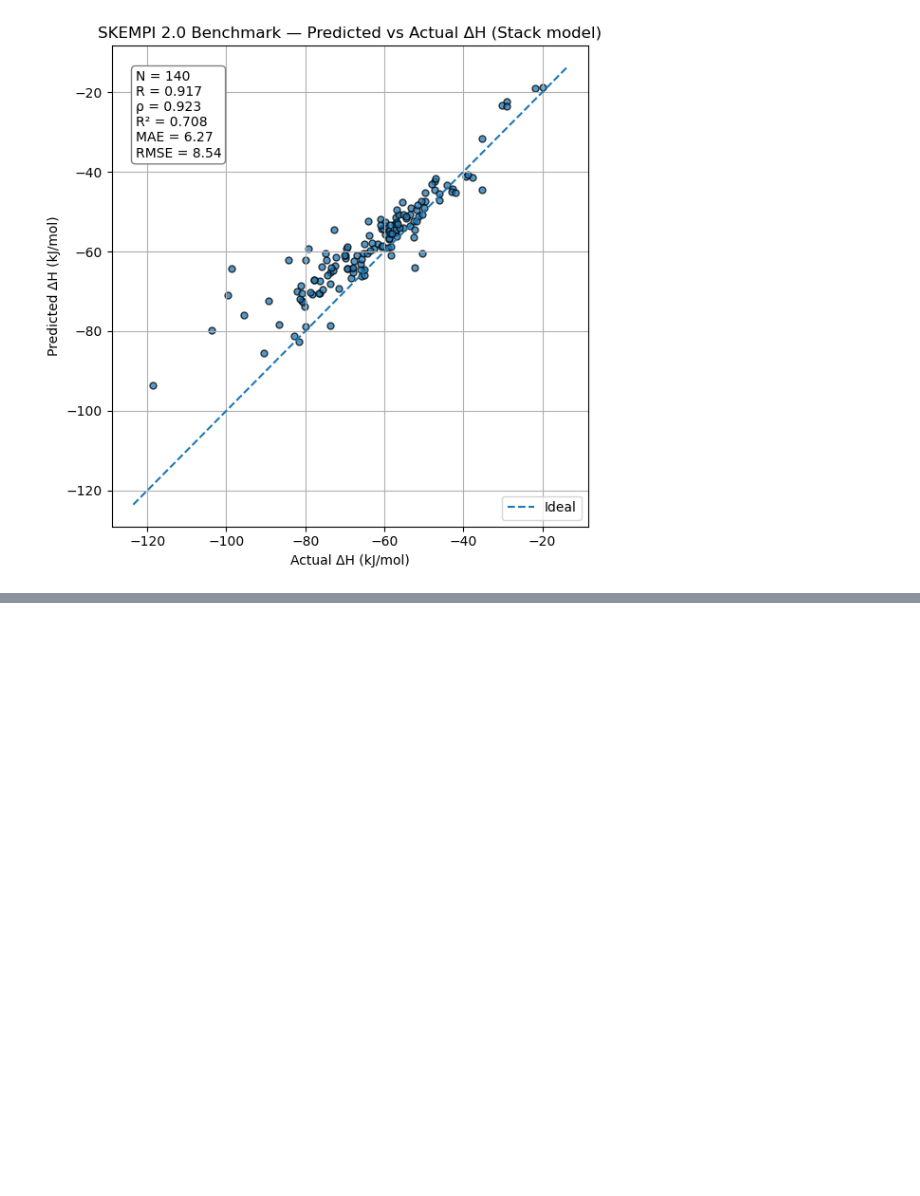
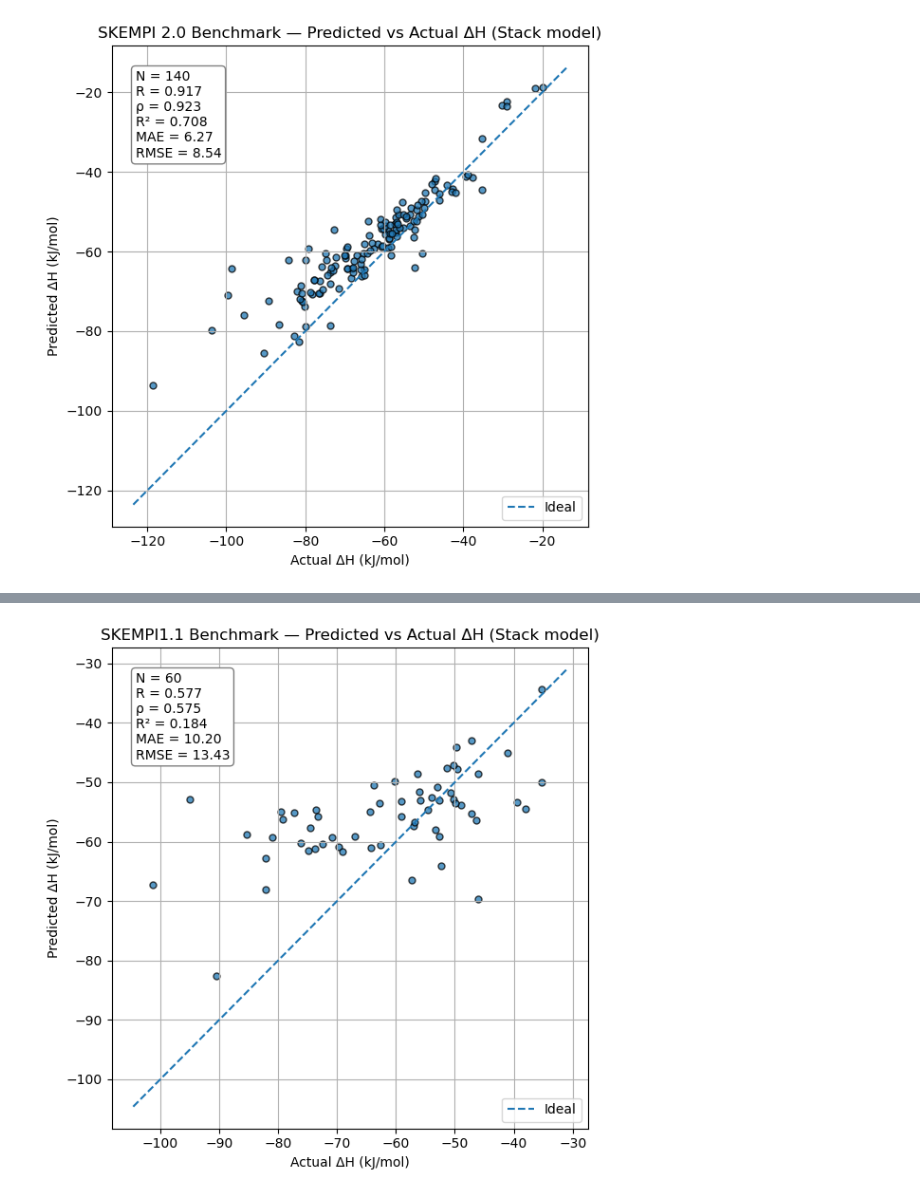
Before and after one commit to Oleksii03ua/mGLI-PP_Oleksii, a Jupyter notebook: model/prodigy.ipynb, the cells around one changed output, grey strips where cells are left out. Cells and saved outputs as stored; diff of their text form; code cells hidden in the pictures; blank space fills up the shorter version.

Commit message:
Add PRODIGY and SKEMPI notebooks, update data and README

```diff
--- a/model/prodigy.ipynb
+++ b/model/prodigy.ipynb
@@ -468,0 +1445,54 @@ plt.show()
+# %%
+import numpy as np
+import matplotlib.pyplot as plt
+from sklearn.metrics import mean_absolute_error, mean_squared_error, r2_score
+from scipy.stats import pearsonr, spearmanr
+
+# --- Select data ---
+y_true = df_eval["delta_H"].values
+y_pred = df_eval["pred_stack"].values   # change to pred_blend3 if desired
+
+# --- Metrics ---
+R = pearsonr(y_true, y_pred)[0]
+rho = spearmanr(y_true, y_pred)[0]
+mae = mean_absolute_error(y_true, y_pred)
+rmse = np.sqrt(mean_squared_error(y_true, y_pred))
+r2 = r2_score(y_true, y_pred)
+
+# --- Plot ---
+plt.figure(figsize=(6, 6))
+plt.scatter(y_true, y_pred, alpha=0.75, edgecolor="k", s=25)
+
+mn = min(y_true.min(), y_pred.min())
+mx = max(y_true.max(), y_pred.max())
+pad = 0.05 * (mx - mn)
+plt.plot([mn - pad, mx + pad], [mn - pad, mx + pad], "--", label="Ideal")
+
+plt.xlabel("Actual ΔH (kJ/mol)")
+plt.ylabel("Predicted ΔH (kJ/mol)")
+plt.title("SKEMPI1.1 Benchmark — Predicted vs Actual ΔH (Stack model)")
+
+txt = (
+    f"N = {len(y_true)}\n"
+    f"R = {R:.3f}\n"
+    f"ρ = {rho:.3f}\n"
+    f"R² = {r2:.3f}\n"
+    f"MAE = {mae:.2f}\n"
+    f"RMSE = {rmse:.2f}"
+)
+
+plt.annotate(
+    txt,
+    xy=(0.05, 0.95),
+    xycoords="axes fraction",
+    va="top",
+    ha="left",
+    bbox=dict(boxstyle="round,pad=0.3", fc="white", ec="gray"),
+)
+
+plt.grid(True)
+plt.legend()
+plt.tight_layout()
+plt.show()
+# %% [output]
+[figure, added]
```
Also changed, not shown: parts of 5 cells of this notebook, 10 other files.
